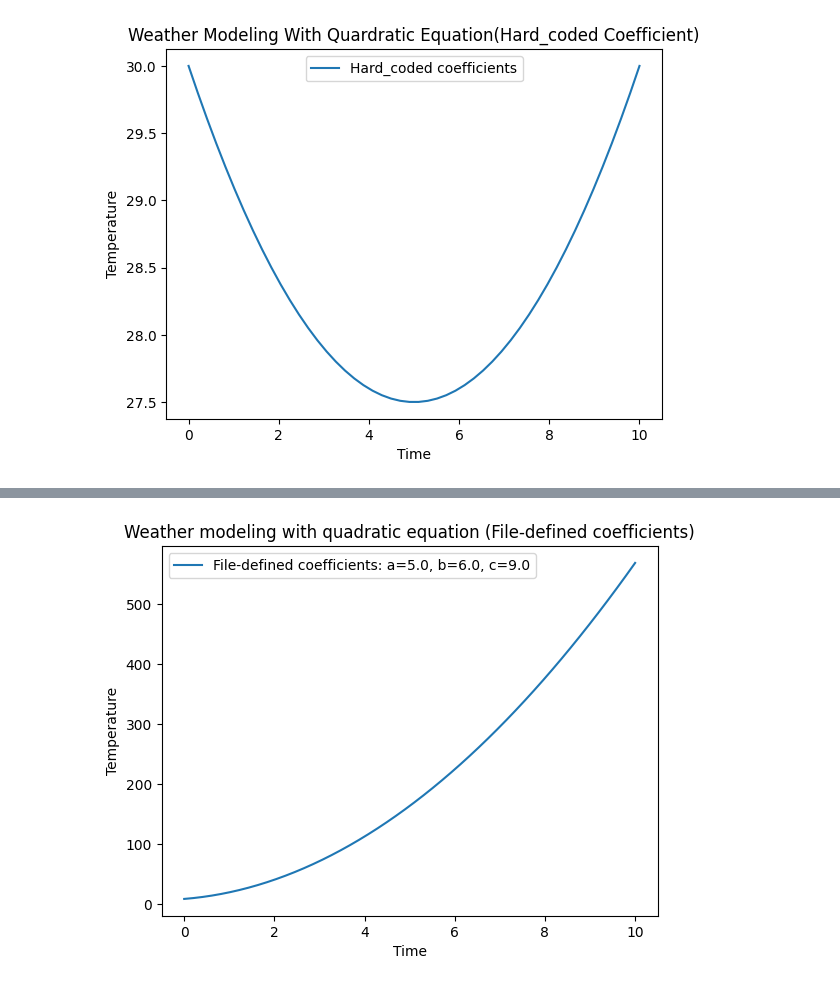
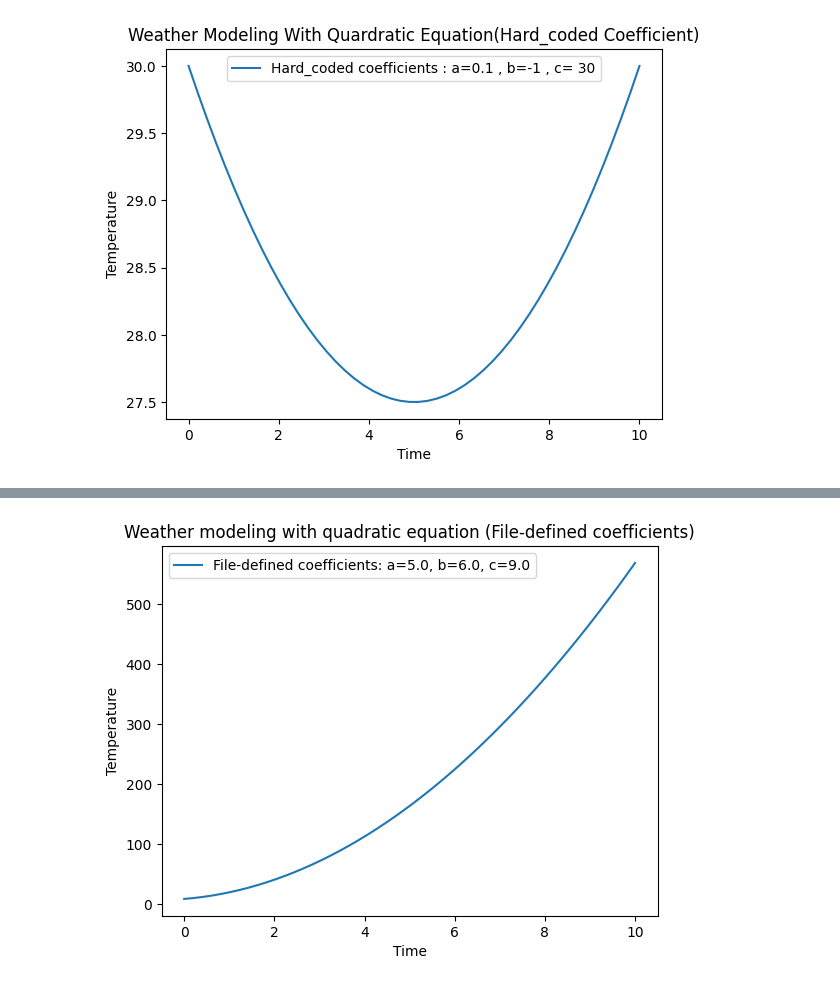
Before and after one commit to SUBHASH0102/software_engeering, a Jupyter notebook: Copy_of_Welcome_To_Colab.ipynb, the cells around one changed output, grey strips where cells are left out. Saved outputs shown, nothing was run; the diff lists cells and outputs as text; code cells hidden in the pictures.

```diff
--- a/Copy_of_Welcome_To_Colab.ipynb
+++ b/Copy_of_Welcome_To_Colab.ipynb
@@ -3,28 +3,28 @@
 # %%
 import matplotlib.pyplot as plt
 import numpy as np
 def quadratic_model(time):
     a=0.1
     b=-1
     c=30
     temperature= a*(time**2)+b*time+c
     return temperature
 
 def main():
     time_values = np.linspace(0,10,50)
 
     temperature_hardcoded = quadratic_model(time_values)
 
-    plt.plot(time_values,temperature_hardcoded,label='Hard_coded coefficients')
+    plt.plot(time_values,temperature_hardcoded,label='Hard_coded coefficients : a=0.1 , b=-1 , c= 30')
     plt.xlabel('Time')
     plt.ylabel('Temperature')
     plt.legend()
     plt.title('Weather Modeling With Quardratic Equation(Hard_coded Coefficient)')
     plt.show()
 if __name__ == "__main__":
     main()
 # %% [output]
-[figure, old version]
+[figure, new version]
 # %%
 import matplotlib.pyplot as plt
 import numpy as np
```
Also changed, not shown: parts of 2 cells of this notebook.
